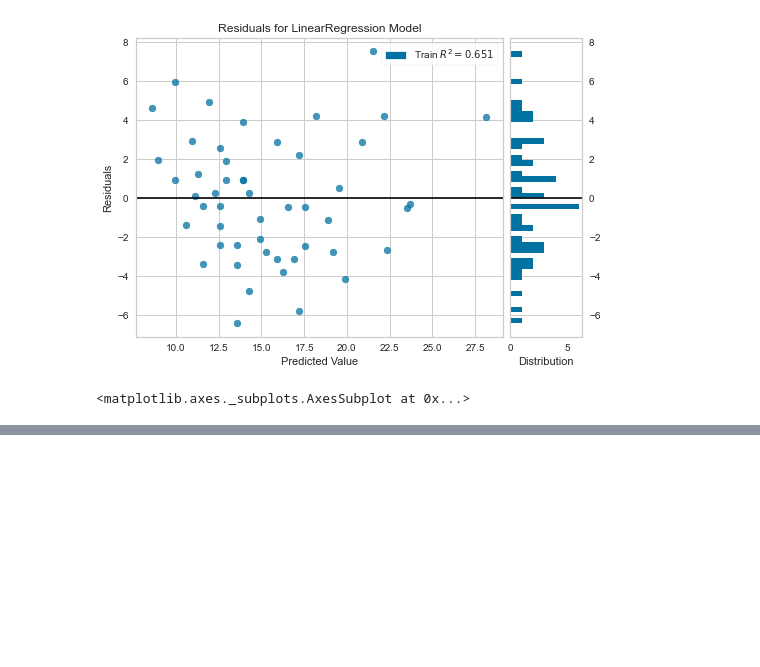
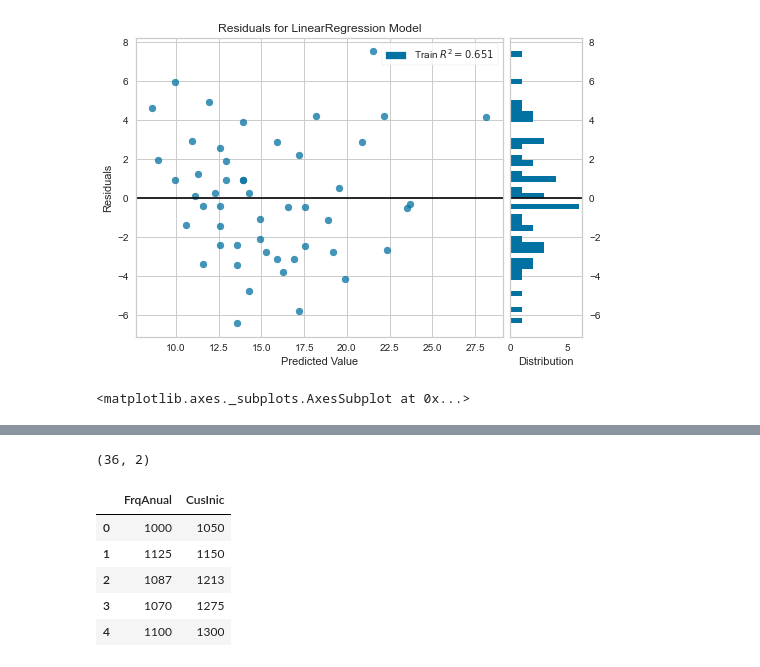
Before and after one commit to emariot/Estatistica_com_R_e_Python, a Jupyter notebook: Python/Regressão Linear Simples .ipynb, the cells around one changed output, grey strips where cells are left out. Saved outputs shown, nothing was run; the diff lists cells and outputs as text; code cells hidden in the pictures; blank space fills up the shorter version.

```diff
--- a/Python/Regressão Linear Simples .ipynb
+++ b/Python/Regressão Linear Simples .ipynb
@@ -83,0 +91,14 @@ vis.poof()
+# %%
+data = pd.read_csv('datasets/slr12.csv', sep=';')
+data.shape
+# %% [output]
+(36, 2)
+# %%
+data.head()
+# %% [output]
+|  | FrqAnual | CusInic |
+| 0 | 1000 | 1050 |
+| 1 | 1125 | 1150 |
+| 2 | 1087 | 1213 |
+| 3 | 1070 | 1275 |
+| 4 | 1100 | 1300 |
```
Also changed, not shown: parts of 5 cells of this notebook.
